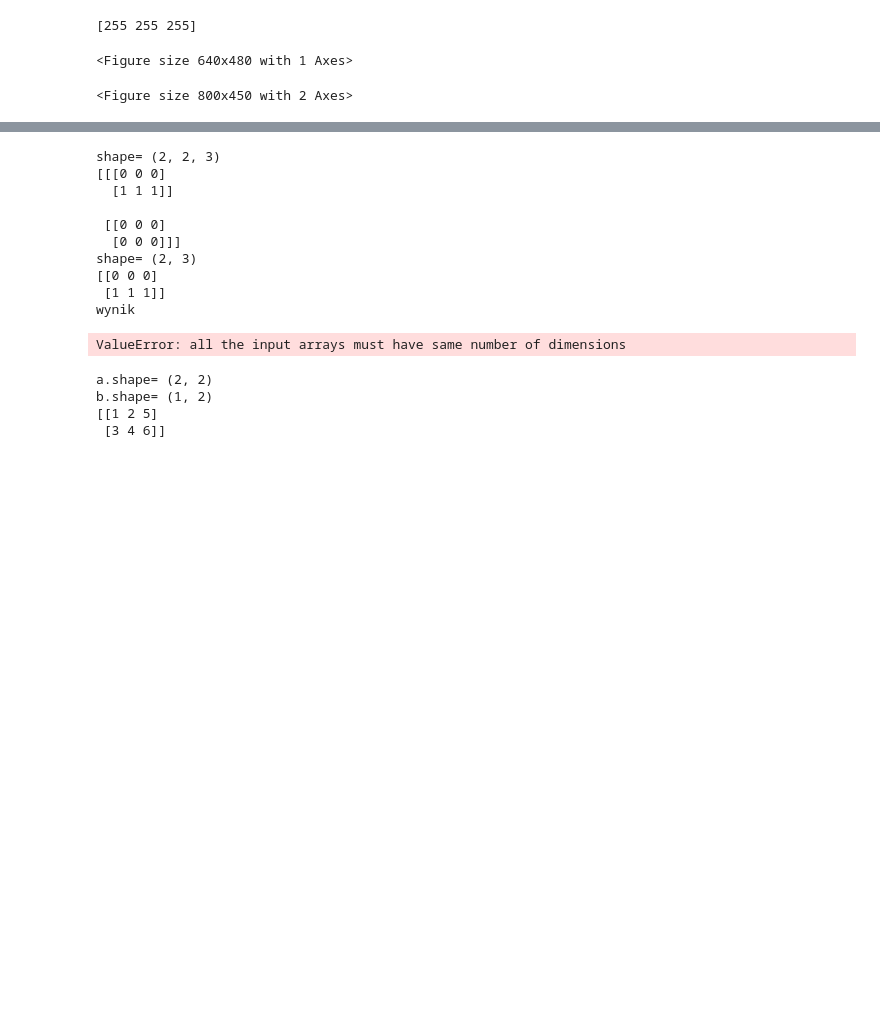
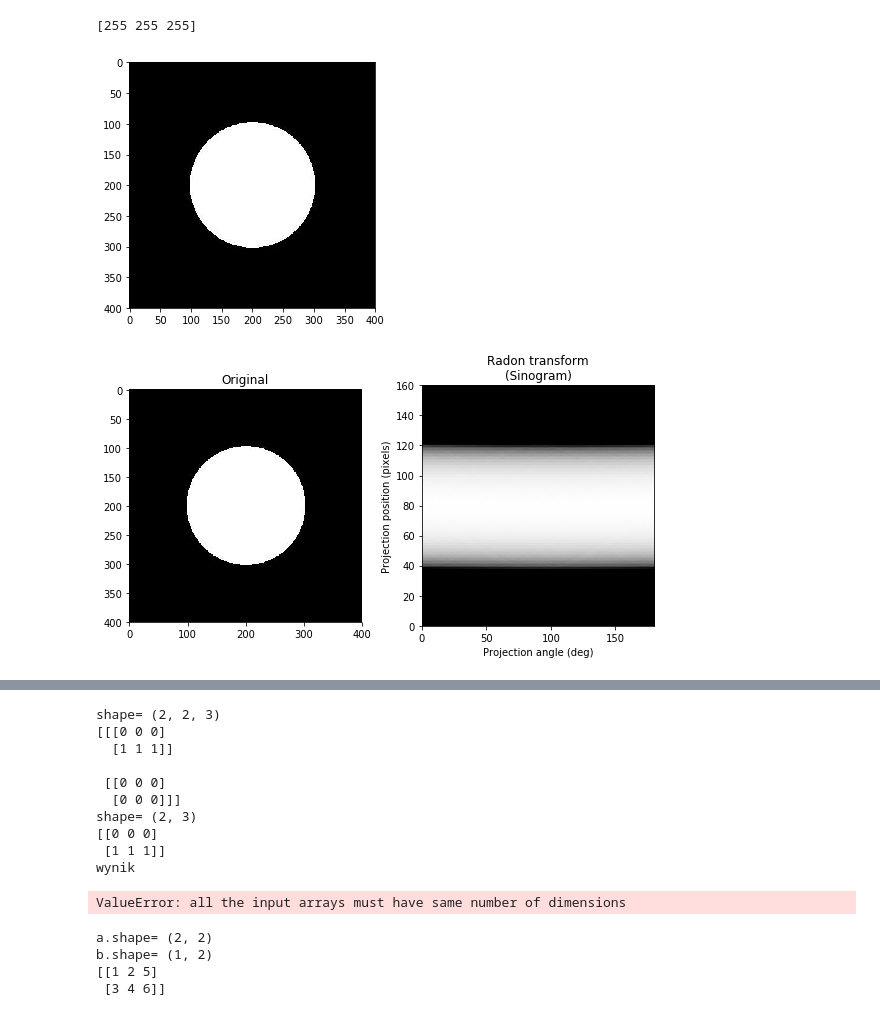
Before and after one commit to emsi-iggy/iwm, a Jupyter notebook: program.ipynb, the cells around one changed output, grey strips where cells are left out. Saved outputs shown, nothing was run; the diff lists cells and outputs as text; code cells hidden in the pictures; blank space fills up the shorter version.

```diff
--- a/program.ipynb
+++ b/program.ipynb
@@ -38,7 +38,28 @@ def bresenham(x0,y0,x1,y1):
             eps = eps - 1.0
     return pikselX,pikselY
 
-
+def bresenham2(x0,y0,x1,y1):
+    pikselX = []
+    pikselY = []
+    deltax = x1 - x0
+    deltay = y1 - y0
+    if(deltax==0): return "jest to prosta pionowa x="+x1
+    D = 2*deltay - deltax
+    y = y0
+    #fig = plt.figure()
+    #ax = fig.add_axes([x0,])
+    for x in range(x0,x1+1):
+        #print('x=',x)
+        #plt.figure(1)
+        #plt.plot(x,y)
+        #fig = plt.subplot(211)
+        pikselX.append(x)
+        pikselY.append(y)
+        if(D > 0):
+            y=y+1
+            D=D-2*deltay
+        D = D+2*deltay
+    return pikselX,pikselY
 #a,b=bresenham(0,1,6,4)
 #print(a,',',b)
 #narysuj(a,b)
@@ -46,35 +67,35 @@ def bresenham(x0,y0,x1,y1):
 def wczytajObraz(nazwaPliku):
     image = io.imread(nazwaPliku)
     #image = rgb2gray(image)
     io.imshow(image)
     return image
 
 from skimage.transform import radon, rescale
 obraz = wczytajObraz("tomograf-zdjecia/Kolo.jpg")
 print(obraz[200,200])
 io.imshow(obraz)
 
 image = io.imread("tomograf-zdjecia/Kolo.jpg", as_gray=True)
 image = rescale(image, scale=0.4, mode='reflect', multichannel=False)
 fig, (ax1, ax2) = plt.subplots(1, 2, figsize=(8, 4.5))
 
 ax1.set_title("Original")
 ax1.imshow(obraz, cmap=plt.cm.Greys_r)
 
 theta = np.linspace(0., 180., max(image.shape), endpoint=False)
 sinogram = radon(image, theta=theta, circle=True)
 ax2.set_title("Radon transform\n(Sinogram)")
 ax2.set_xlabel("Projection angle (deg)")
 ax2.set_ylabel("Projection position (pixels)")
 ax2.imshow(sinogram, cmap=plt.cm.Greys_r,
            extent=(0, 180, 0, sinogram.shape[0]), aspect='auto')
 
 fig.tight_layout()
 plt.show()
 # %% [output]
 [255 255 255]
-<Figure size 640x480 with 1 Axes>
-<Figure size 800x450 with 2 Axes>
+[figure, added]
+[figure, added]
 # %%
 import numpy as np
 #obraz a * a
```
Also changed, not shown: parts of 2 cells of this notebook.
